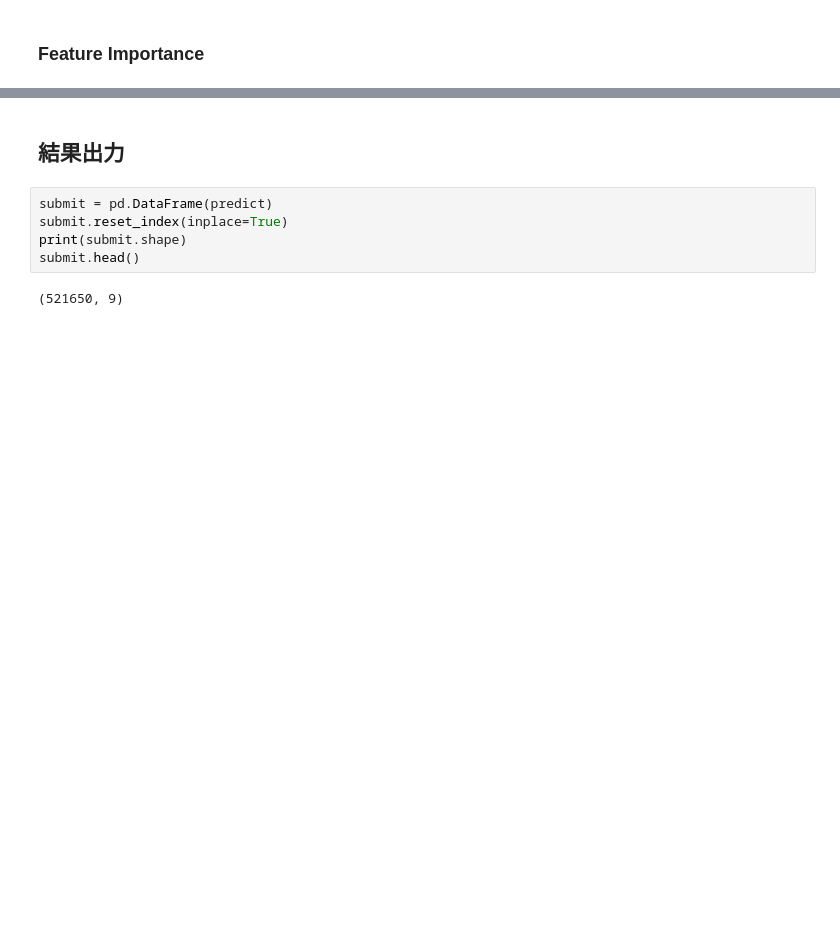
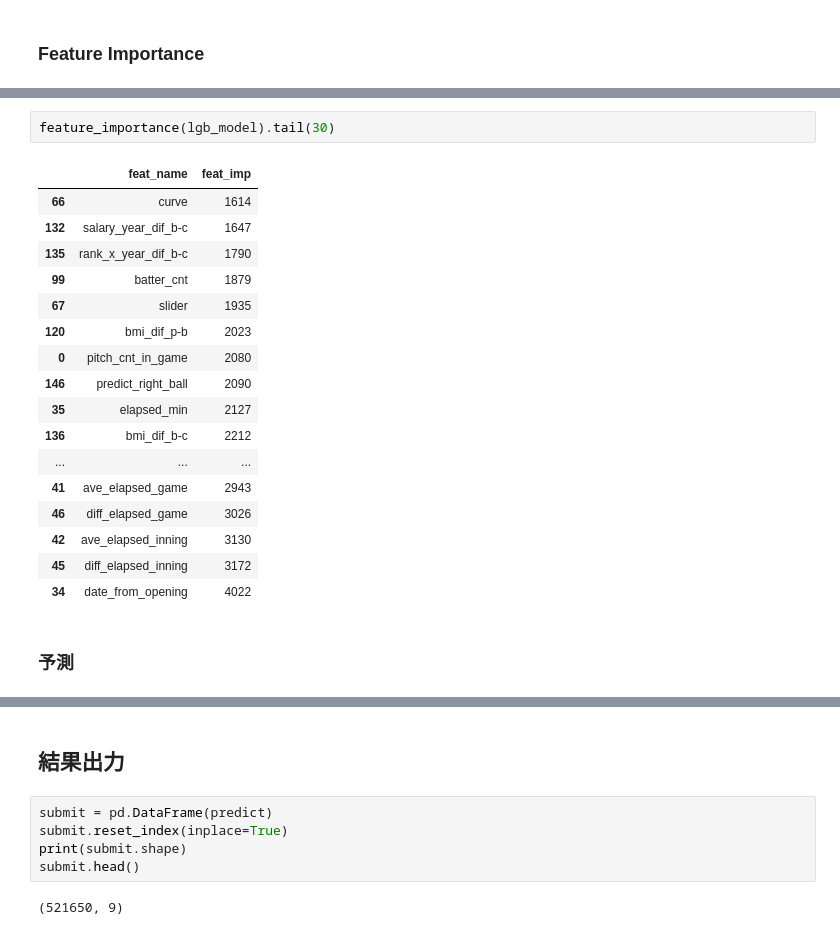
Before and after one commit to yumehara/baseball, a Jupyter notebook: BallPredict.ipynb, the cells around one changed output, grey strips where cells are left out. Cells and saved outputs as stored; diff of their text form; blank space fills up the shorter version.

```diff
--- a/BallPredict.ipynb
+++ b/BallPredict.ipynb
@@ -217,3 +246,25 @@ df_feature_importance.tail(30)
+# %%
+feature_importance(lgb_model).tail(30)
+# %% [output]
+|  | feat_name | feat_imp |
+| 66 | curve | 1614 |
+| 132 | salary_year_dif_b-c | 1647 |
+| 135 | rank_x_year_dif_b-c | 1790 |
+| 99 | batter_cnt | 1879 |
+| 67 | slider | 1935 |
+| 120 | bmi_dif_p-b | 2023 |
+| 0 | pitch_cnt_in_game | 2080 |
+| 146 | predict_right_ball | 2090 |
+| 35 | elapsed_min | 2127 |
+| 136 | bmi_dif_b-c | 2212 |
+| ... | ... | ... |
+| 41 | ave_elapsed_game | 2943 |
+| 46 | diff_elapsed_game | 3026 |
+| 42 | ave_elapsed_inning | 3130 |
+| 45 | diff_elapsed_inning | 3172 |
+| 34 | date_from_opening | 4022 |
+# %% [markdown]
+### 予測
 # %%
 %%time
 predict = lgb_model.predict(test_d, num_iteration = lgb_model.best_iteration)
```
Also changed, not shown: parts of 27 cells of this notebook.
